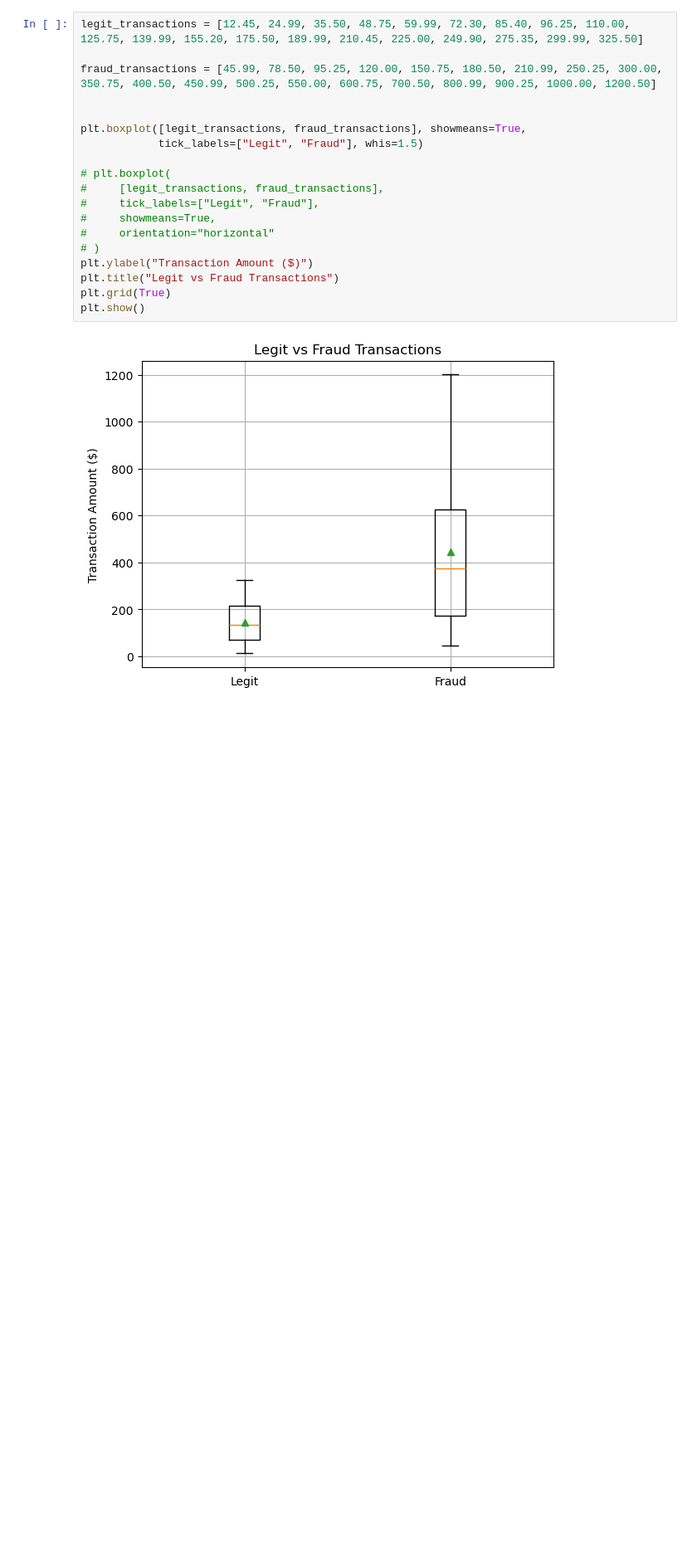
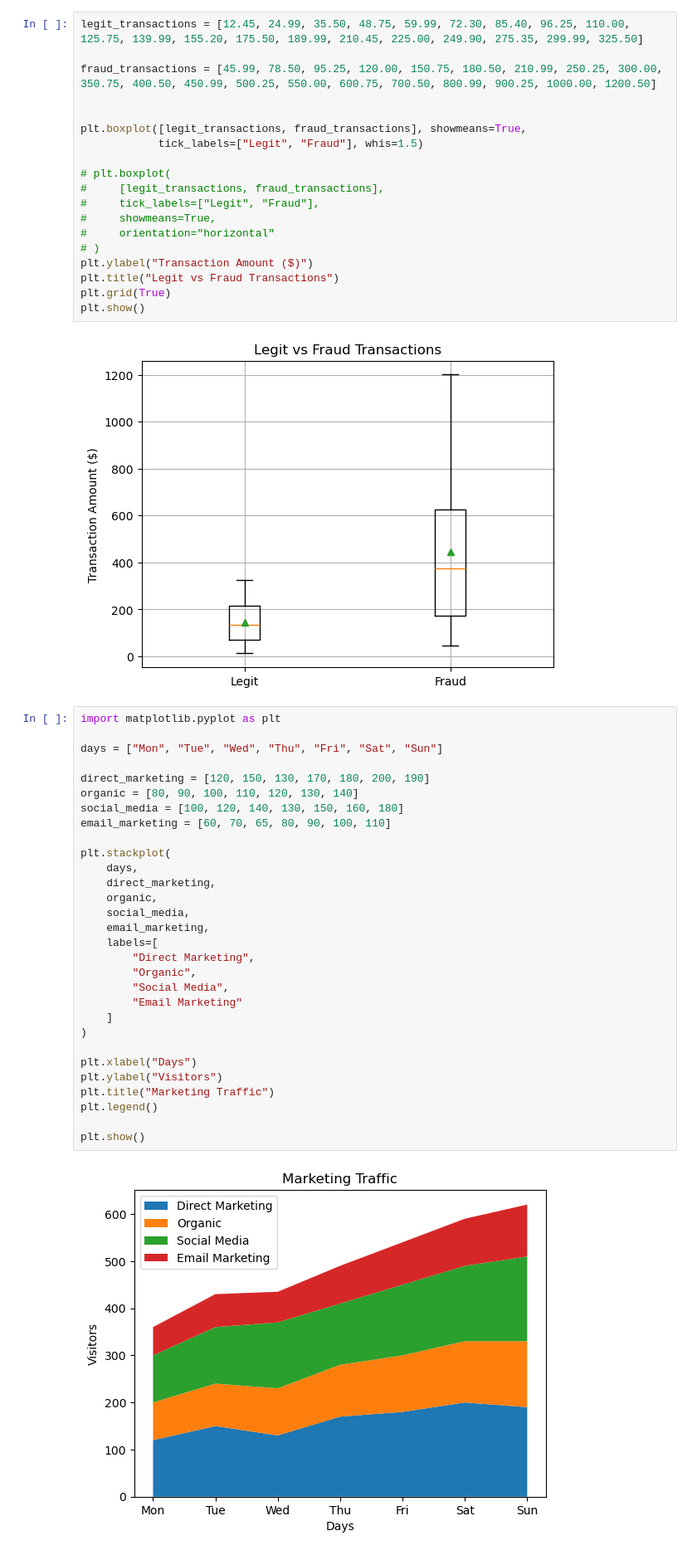
Before and after one commit to jeet1439/pandas_rev, a Jupyter notebook: matplotlib.ipynb, the cells around one changed output. Shown at 83% size. Cells and saved outputs as stored; diff of their text form; blank space fills up the shorter version.

Commit message:
matplotlib_2

```diff
--- a/matplotlib.ipynb
+++ b/matplotlib.ipynb
@@ -312,3 +312,35 @@ plt.grid(True)
 plt.show()
 # %% [output]
 [figure]
+# %%
+import matplotlib.pyplot as plt
+
+days = ["Mon", "Tue", "Wed", "Thu", "Fri", "Sat", "Sun"]
+
+direct_marketing = [120, 150, 130, 170, 180, 200, 190]
+organic = [80, 90, 100, 110, 120, 130, 140]
+social_media = [100, 120, 140, 130, 150, 160, 180]
+email_marketing = [60, 70, 65, 80, 90, 100, 110]
+
+plt.stackplot(
+    days,
+    direct_marketing,
+    organic,
+    social_media,
+    email_marketing,
+    labels=[
+        "Direct Marketing",
+        "Organic",
+        "Social Media",
+        "Email Marketing"
+    ]
+)
+
+plt.xlabel("Days")
+plt.ylabel("Visitors")
+plt.title("Marketing Traffic")
+plt.legend()
+
+plt.show()
+# %% [output]
+[figure, added]
```
Also changed, not shown: parts of 1 cell of this notebook, 8 other files.
